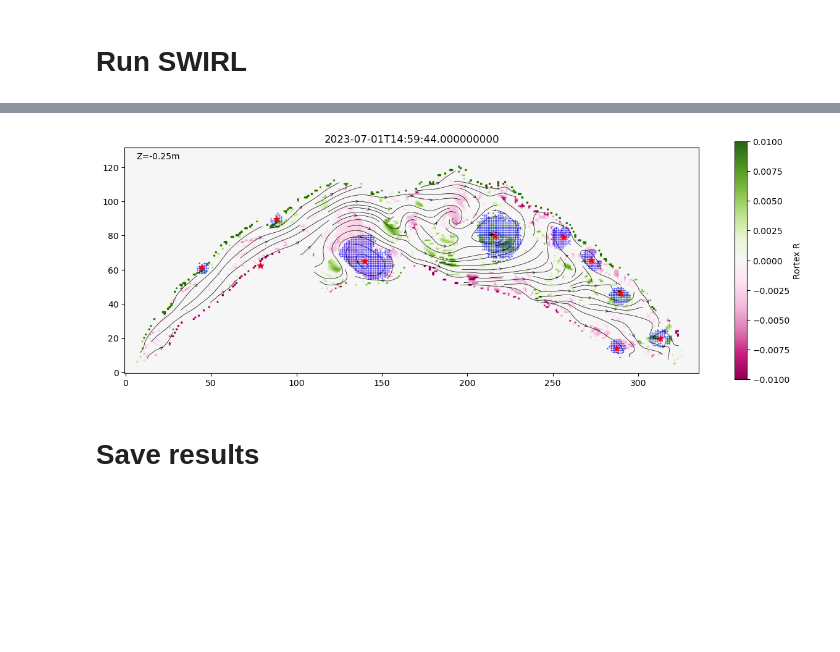
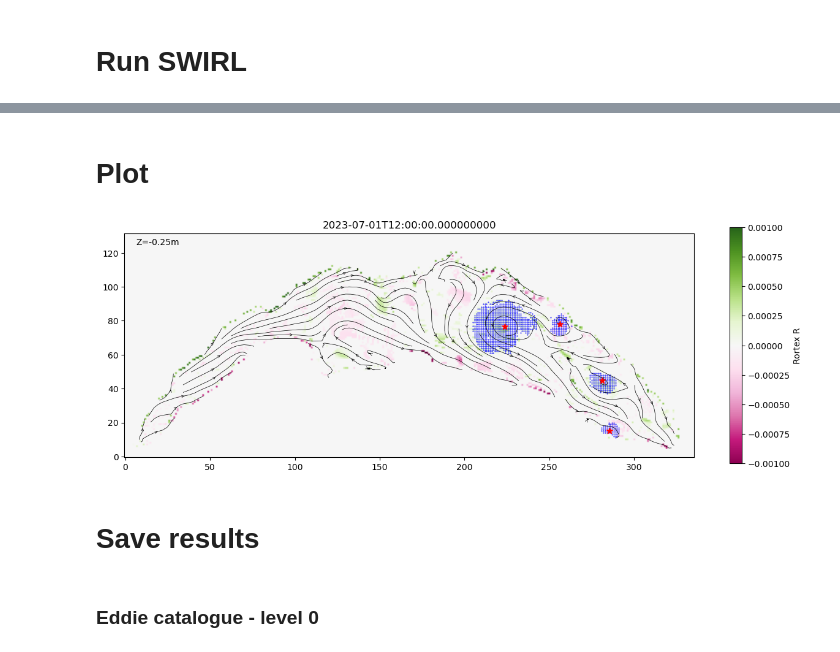
Before and after one commit to leroquan/swirl_toolbox, a Jupyter notebook: 01-Detection/run_swirl.ipynb, the cells around one changed output, grey strips where cells are left out. Drawn from its saved outputs; the diff is of its cells as text; code cells hidden in the pictures; blank space fills up the shorter version.

```diff
--- a/01-Detection/run_swirl.ipynb
+++ b/01-Detection/run_swirl.ipynb
@@ -35,17 +32,23 @@ def run_swirl(data_snapshot):
 
     vortices = swirl.Identification(v=[u_plot, v_plot],
                                 grid_dx=[dx,dy],
-                                param_file=f'../{params_file}.param',
+                                param_file=f'./swirl_params/{params_file}.param',
                                 verbose=True)
     vortices.run()
 
     return vortices
 # %%
-eddies = {}
-for t_index in range(len(data_aligned.time.values)):
-    snapshot = data_aligned.isel(time=t_index)
-    snapshot_vortices = run_swirl(snapshot)
-    eddies[t_index] = snapshot_vortices
+eddies = {
+    'depth_indices': depth_indices,
+    'time_indices': time_indices
+}
+
+# Loop through time and depth to compute eddies
+for t_idx in time_indices:
+    eddies[t_idx] = {
+        d_idx: run_swirl(ds_mitgcm.isel(time=t_idx, Z=d_idx))
+        for d_idx in depth_indices
+    }
 # %% [output]
 ---------------------------------------------------------
 ---                                                   ---
@@ -155,4 +69,0 @@ def plot_map_eddies(snapshot_vel, snapshot_eddies, title, stream_density = 6):
-# %%
-t_index = 3
-time=data_aligned.isel(time=t_index).time.values
-fig=plot_map_eddies(data_aligned.isel(time=t_index), eddy_ds.sel(eddy_id=eddy_ds.time == time), str(time), stream_density = 2)
@@ -161,19 +70,17 @@ fig=plot_map_eddies(data_aligned.isel(time=t_index), eddy_ds.sel(eddy_id=eddy_ds
+# %% [markdown]
+# Plot
 # %%
 def plot_map_swirl(snapshot, vortices, title, stream_density):
     # rortex
     plt.close('all')
     fig=plt.figure(figsize=(15,5))
-    plt.imshow(vortices.rortex[0].T, cmap='PiYG', vmin=-0.01, vmax=0.01)
+    plt.imshow(vortices.rortex[0].T, cmap='PiYG', vmin=-0.001, vmax=0.001)
     plt.gca().invert_yaxis()
     cbar=plt.colorbar()
     cbar.set_label('Rortex R')
 
     # streamlines
-    nx_grid = vortices.v.x.shape[0]
-    ny_grid = vortices.v.x.shape[1]
-    xrange = np.arange(0, nx_grid)
-    yrange = np.arange(0, ny_grid)
-    xgrid, ygrid = np.meshgrid(xrange, yrange)
+    xgrid, ygrid = np.meshgrid(range(len(snapshot['XC'].values)), range(len(snapshot['YC'].values)))
     u_plot = snapshot['UVEL'].values
     v_plot = snapshot['VVEL'].values
     plt.streamplot(xgrid, ygrid, u_plot, v_plot,
@@ -185,15 +92,16 @@ def plot_map_swirl(snapshot, vortices, title, stream_density):
         plt.scatter(vortex.vortex_cells[0], vortex.vortex_cells[1], s=0.2, c='blue')
         plt.scatter(vortex.center[0], vortex.center[1],marker='*', s=50, c='red', zorder=10)
 
-    plt.text(0.02, 0.98, f'Z={round(float(snapshot.Depth.values),2)}m', transform=plt.gca().transAxes, ha='left', va='top')
+    plt.text(0.02, 0.98, f'Z={round(float(snapshot.Z.values),2)}m', transform=plt.gca().transAxes, ha='left', va='top')
     plt.title(title)
 
     return fig
 # %%
-t_index = 3
-time=data_aligned.isel(time=t_index).time.values
-test=plot_map_swirl(data_aligned.isel(time=t_index), eddies[t_index], str(time), stream_density = 2)
+t_index = 0
+d_index = 0
+time=ds_mitgcm.isel(time=t_index).time.values
+test=plot_map_swirl(ds_mitgcm.isel(time=t_index, Z=d_index), eddies[t_index][d_index], str(time), stream_density = 2)
 # %% [output]
-[figure, old version]
+[figure, new version]
 # %% [markdown]
 # Save results
@@ -201,0 +113,2 @@ eddy_ds.to_netcdf(rf'../99-Outputs/swirl/{params_file}_200m.nc')
+# %% [markdown]
+### Eddie catalogue - level 0
```
Also changed, not shown: parts of 39 cells of this notebook.
